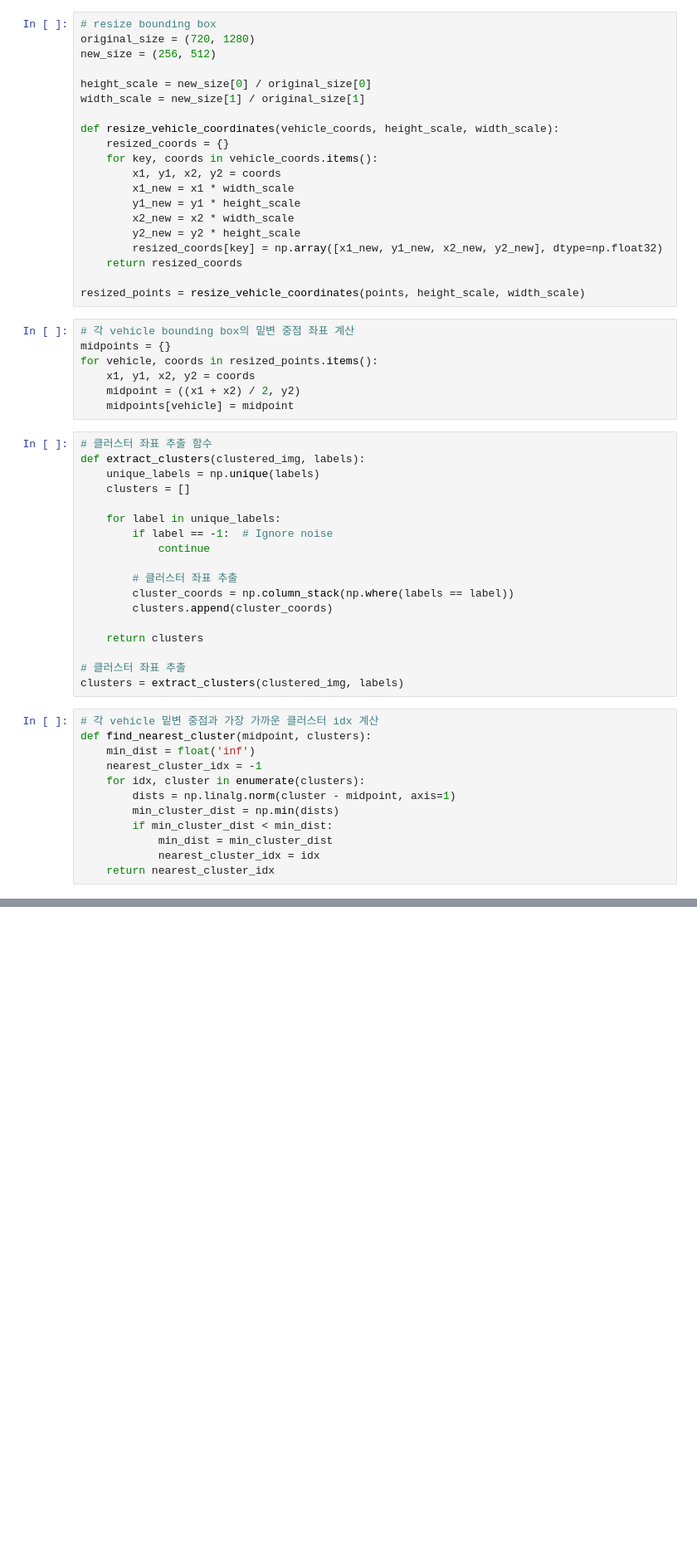
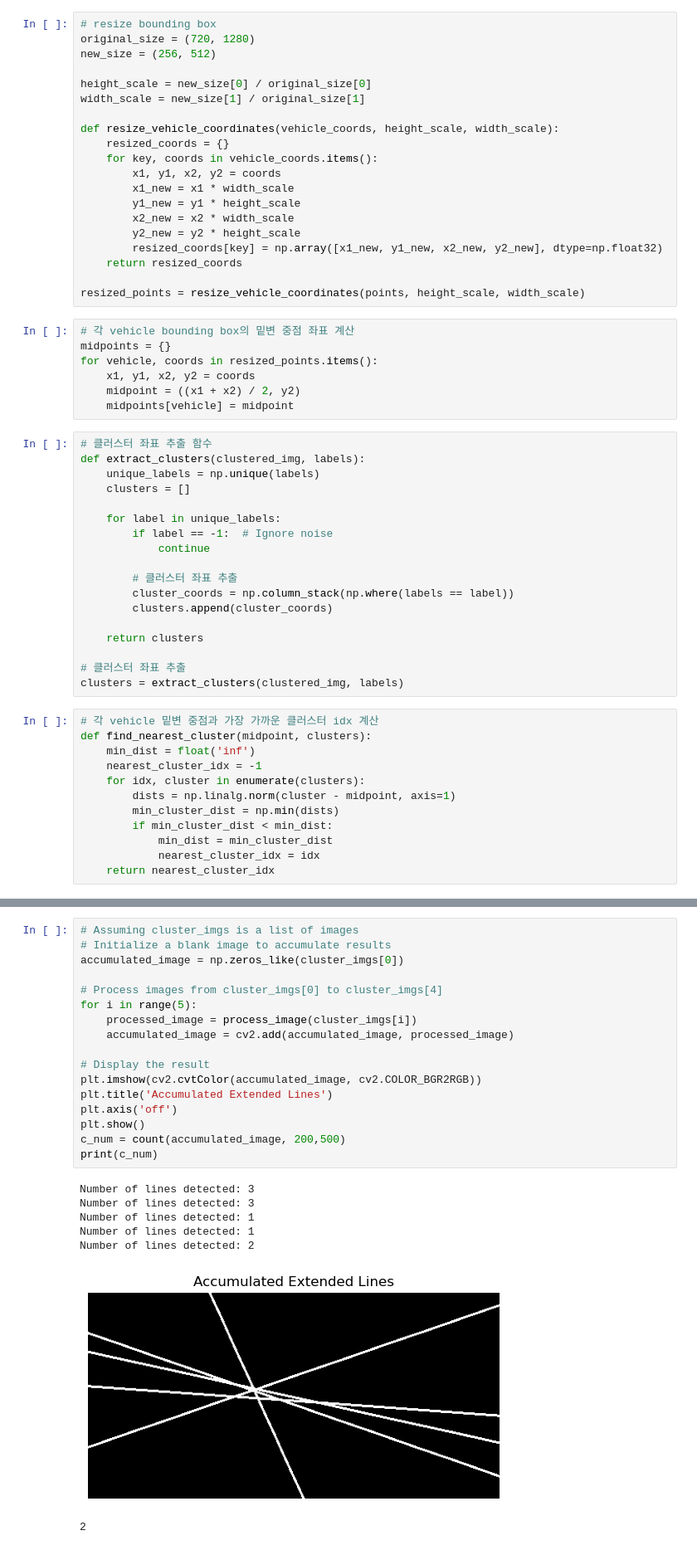
Before and after one commit to franktome/2024_UGRP, a Jupyter notebook: Untitled4 (5).ipynb, the cells around one changed output, grey strips where cells are left out. Shown at 83% size. Saved outputs shown, nothing was run; the diff lists cells and outputs as text; blank space fills up the shorter version.

```diff
--- a/Untitled4 (5).ipynb
+++ b/Untitled4 (5).ipynb
@@ -204,0 +428,25 @@ print(average_distances)
+# %%
+# Assuming cluster_imgs is a list of images
+# Initialize a blank image to accumulate results
+accumulated_image = np.zeros_like(cluster_imgs[0])
+
+# Process images from cluster_imgs[0] to cluster_imgs[4]
+for i in range(5):
+    processed_image = process_image(cluster_imgs[i])
+    accumulated_image = cv2.add(accumulated_image, processed_image)
+
+# Display the result
+plt.imshow(cv2.cvtColor(accumulated_image, cv2.COLOR_BGR2RGB))
+plt.title('Accumulated Extended Lines')
+plt.axis('off')
+plt.show()
+c_num = count(accumulated_image, 200,500)
+print(c_num)
+# %% [output]
+Number of lines detected: 3
+Number of lines detected: 3
+Number of lines detected: 1
+Number of lines detected: 1
+Number of lines detected: 2
+[figure, added]
+2
```
Also changed, not shown: parts of 9 cells of this notebook, 2 other files.
